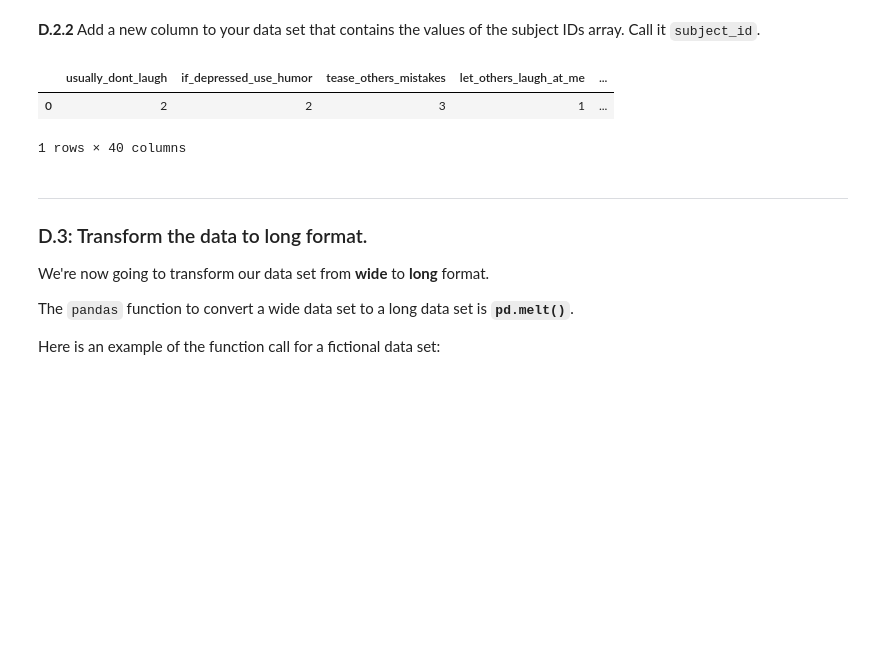
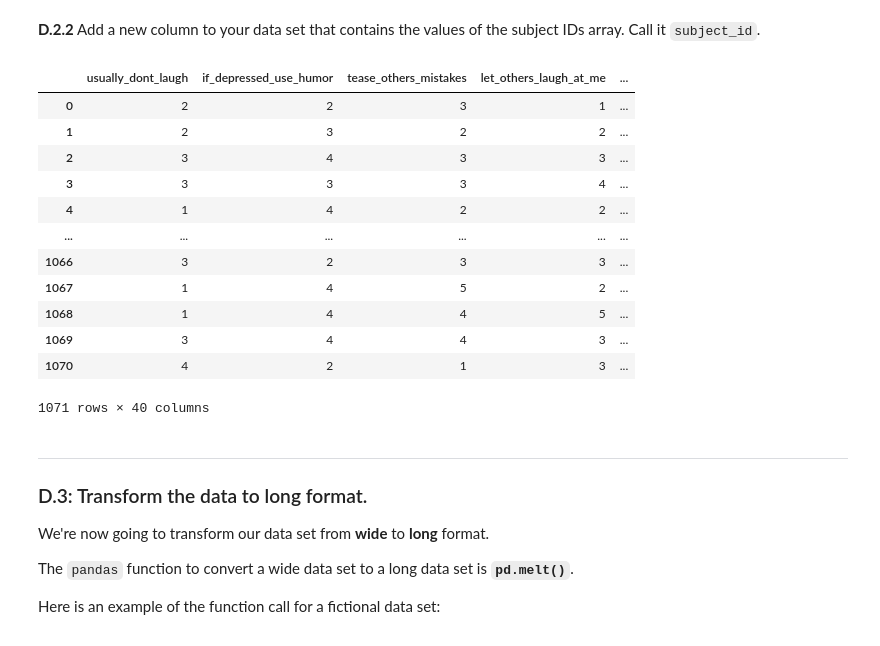
Before and after one commit to tivendren/Kyouth_DataScience_Materials, a Jupyter notebook: Unit-2/Unit-2-02-Data-Transformation/lab1-pandas-long_wide_pivot_melt/pandas-data-transformation-lab.ipynb, the cells around one changed output. Cells and saved outputs as stored; diff of their text form; code cells hidden in the pictures; blank space fills up the shorter version.

```diff
--- a/Unit-2/Unit-2-02-Data-Transformation/lab1-pandas-long_wide_pivot_melt/pandas-data-transformation-lab.ipynb
+++ b/Unit-2/Unit-2-02-Data-Transformation/lab1-pandas-long_wide_pivot_melt/pandas-data-transformation-lab.ipynb
@@ -360,11 +360,21 @@ subject_id=np.arange(len(hsq))
 # A:
 hsq["Subject_id"]=subject_id
 # %%
-hsq.head(1)
+hsq
 # %% [output]
 |  | usually_dont_laugh | if_depressed_use_humor | tease_others_mistakes | let_others_laugh_at_me | ... |
 | 0 | 2 | 2 | 3 | 1 | ... |
+| 1 | 2 | 3 | 2 | 2 | ... |
+| 2 | 3 | 4 | 3 | 3 | ... |
+| 3 | 3 | 3 | 3 | 4 | ... |
+| 4 | 1 | 4 | 2 | 2 | ... |
+| ... | ... | ... | ... | ... | ... |
+| 1066 | 3 | 2 | 3 | 3 | ... |
+| 1067 | 1 | 4 | 5 | 2 | ... |
+| 1068 | 1 | 4 | 4 | 5 | ... |
+| 1069 | 3 | 4 | 4 | 3 | ... |
+| 1070 | 4 | 2 | 1 | 3 | ... |
-1 rows × 40 columns
+1071 rows × 40 columns
 # %% [markdown]
 ---
 
```
Also changed, not shown: 2 other files.
